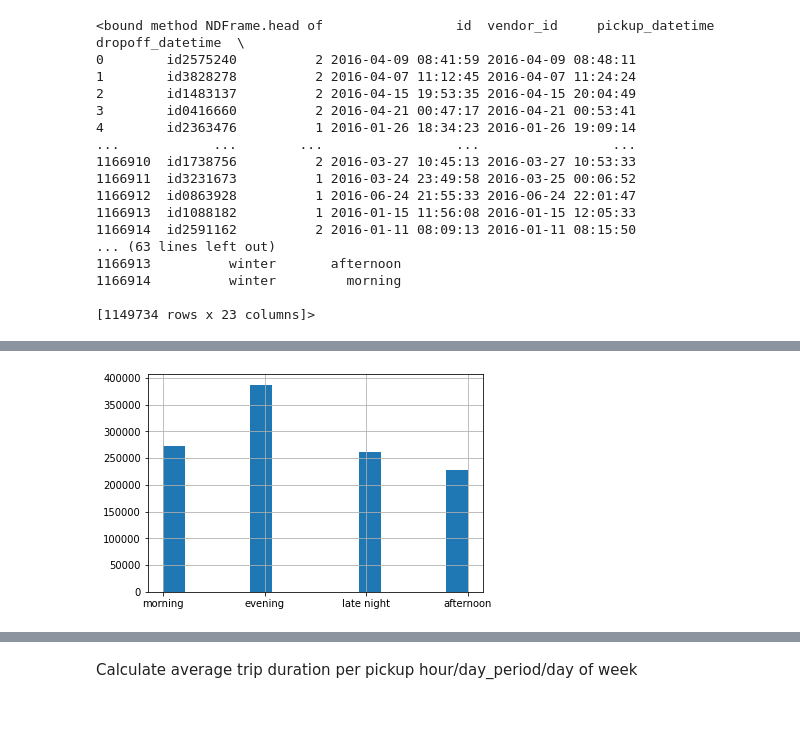
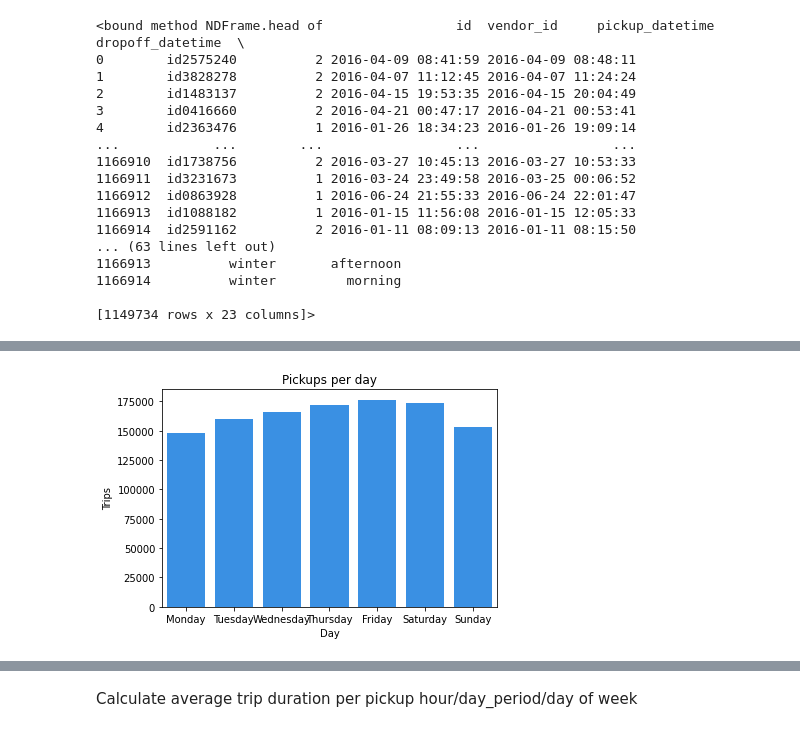
Before and after one commit to ikeratzakis/taxi-analysis, a Jupyter notebook: trip_prediction.ipynb, the cells around one changed output, grey strips where cells are left out. Cells and saved outputs as stored; diff of their text form; code cells hidden in the pictures.

```diff
--- a/trip_prediction.ipynb
+++ b/trip_prediction.ipynb
@@ -135,4 +123,10 @@ pickup_period_hist = df_train['pickup_period'].hist(bins = 14)
-# %%
-dropoff_period_hist = df_train['dropoff_period'].hist(bins = 14)
-# %% [output]
-[figure, removed]
+# %%
+import seaborn as sns
+ax = sns.countplot(df_train['pickup_day_name'],
+                   order=['Monday', 'Tuesday', 'Wednesday', 'Thursday', 'Friday', 'Saturday' , 'Sunday'],
+                   color = 'dodgerblue')
+ax.set_title('Pickups per day')
+ax.set_ylabel('Trips'), ax.set_xlabel('Day')
+plt.show()
+# %% [output]
+[figure, added]
```
Also changed, not shown: parts of 18 cells of this notebook.
